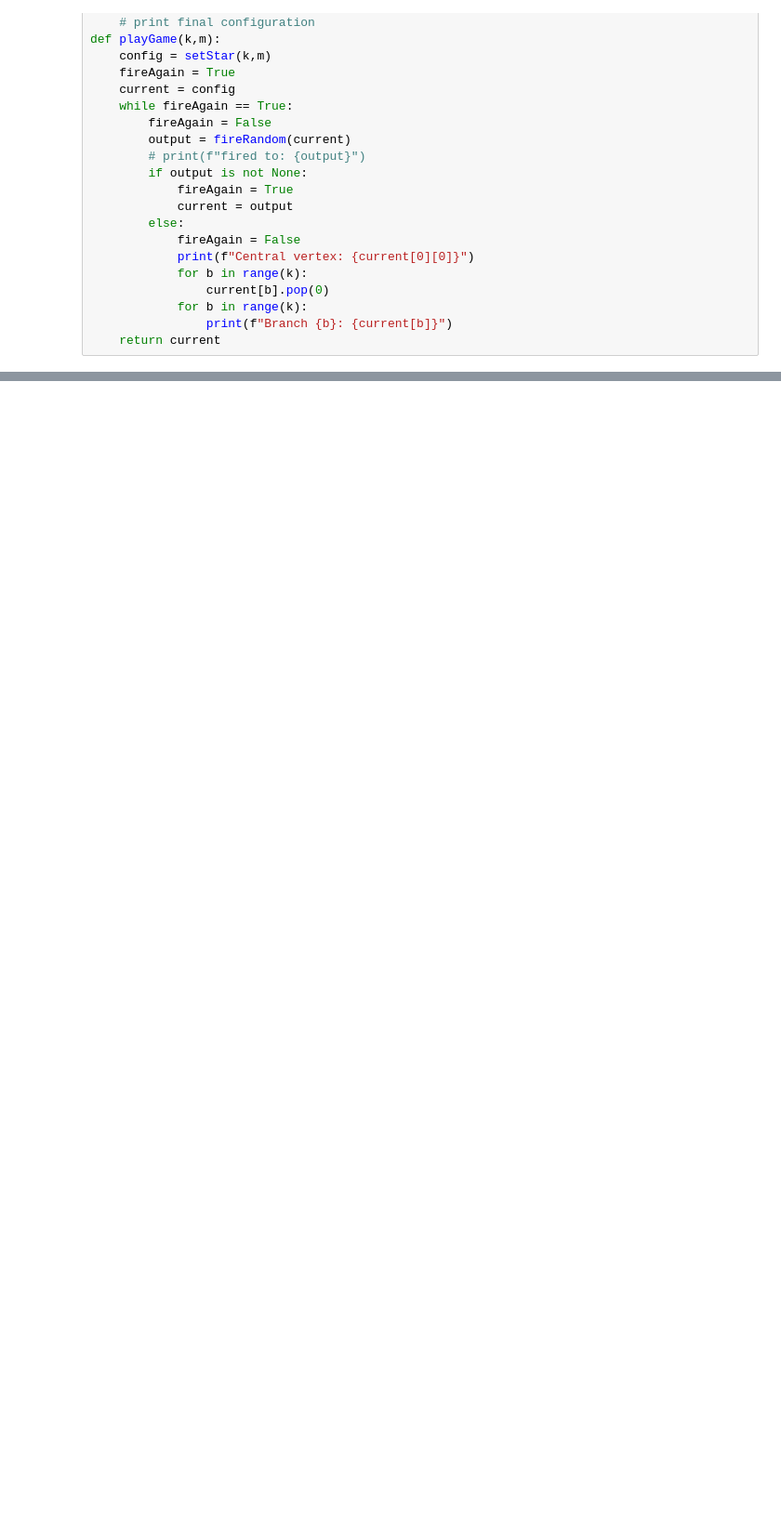
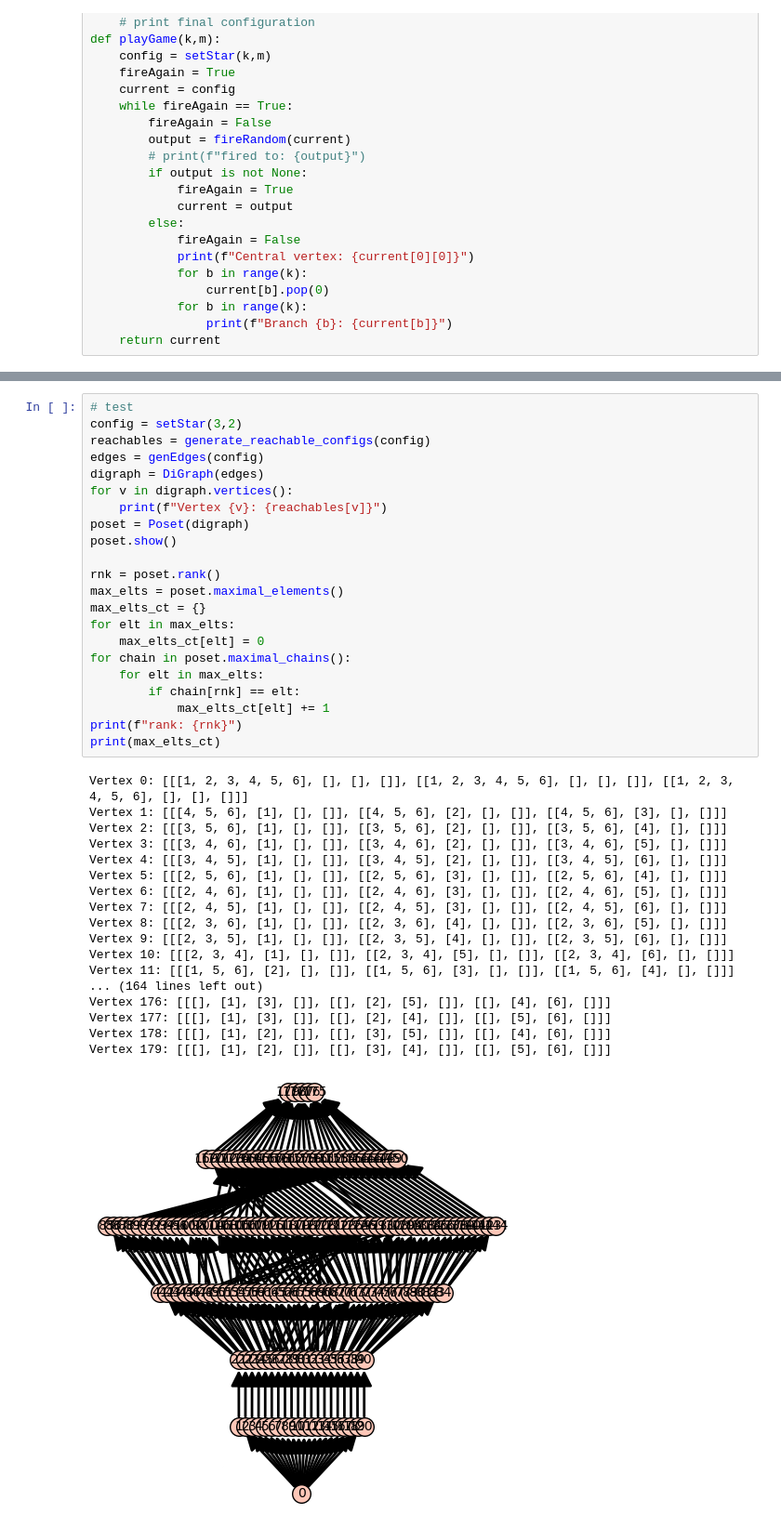
Before and after one commit to gonz0800/UMNs25-chip-firing, a Jupyter notebook: star-firing-poset.ipynb, the cells around one changed output, grey strips where cells are left out. Shown at 93% size. Drawn from its saved outputs; the diff is of its cells as text; blank space fills up the shorter version.

```diff
--- a/star-firing-poset.ipynb
+++ b/star-firing-poset.ipynb
@@ -436,0 +471,41 @@ Vertex 26: [[[], [1], [2], []], [[], [3], [4], []]]
+# %%
+# test
+config = setStar(3,2)
+reachables = generate_reachable_configs(config)
+edges = genEdges(config)
+digraph = DiGraph(edges)
+for v in digraph.vertices():
+    print(f"Vertex {v}: {reachables[v]}")
+poset = Poset(digraph)
+poset.show()
+
+rnk = poset.rank()
+max_elts = poset.maximal_elements()
+max_elts_ct = {}
+for elt in max_elts:
+    max_elts_ct[elt] = 0
+for chain in poset.maximal_chains():
+    for elt in max_elts:
+        if chain[rnk] == elt:
+            max_elts_ct[elt] += 1
+print(f"rank: {rnk}")
+print(max_elts_ct)
+# %% [output]
+Vertex 0: [[[1, 2, 3, 4, 5, 6], [], [], []], [[1, 2, 3, 4, 5, 6], [], [], []], [[1, 2, 3, 4, 5, 6], [], [], []]]
+Vertex 1: [[[4, 5, 6], [1], [], []], [[4, 5, 6], [2], [], []], [[4, 5, 6], [3], [], []]]
+Vertex 2: [[[3, 5, 6], [1], [], []], [[3, 5, 6], [2], [], []], [[3, 5, 6], [4], [], []]]
+Vertex 3: [[[3, 4, 6], [1], [], []], [[3, 4, 6], [2], [], []], [[3, 4, 6], [5], [], []]]
+Vertex 4: [[[3, 4, 5], [1], [], []], [[3, 4, 5], [2], [], []], [[3, 4, 5], [6], [], []]]
+Vertex 5: [[[2, 5, 6], [1], [], []], [[2, 5, 6], [3], [], []], [[2, 5, 6], [4], [], []]]
+Vertex 6: [[[2, 4, 6], [1], [], []], [[2, 4, 6], [3], [], []], [[2, 4, 6], [5], [], []]]
+Vertex 7: [[[2, 4, 5], [1], [], []], [[2, 4, 5], [3], [], []], [[2, 4, 5], [6], [], []]]
+Vertex 8: [[[2, 3, 6], [1], [], []], [[2, 3, 6], [4], [], []], [[2, 3, 6], [5], [], []]]
+Vertex 9: [[[2, 3, 5], [1], [], []], [[2, 3, 5], [4], [], []], [[2, 3, 5], [6], [], []]]
+Vertex 10: [[[2, 3, 4], [1], [], []], [[2, 3, 4], [5], [], []], [[2, 3, 4], [6], [], []]]
+Vertex 11: [[[1, 5, 6], [2], [], []], [[1, 5, 6], [3], [], []], [[1, 5, 6], [4], [], []]]
+... (164 lines left out)
+Vertex 176: [[[], [1], [3], []], [[], [2], [5], []], [[], [4], [6], []]]
+Vertex 177: [[[], [1], [3], []], [[], [2], [4], []], [[], [5], [6], []]]
+Vertex 178: [[[], [1], [2], []], [[], [3], [5], []], [[], [4], [6], []]]
+Vertex 179: [[[], [1], [2], []], [[], [3], [4], []], [[], [5], [6], []]]
+[figure, added]
```
Also changed, not shown: parts of 5 cells of this notebook.
